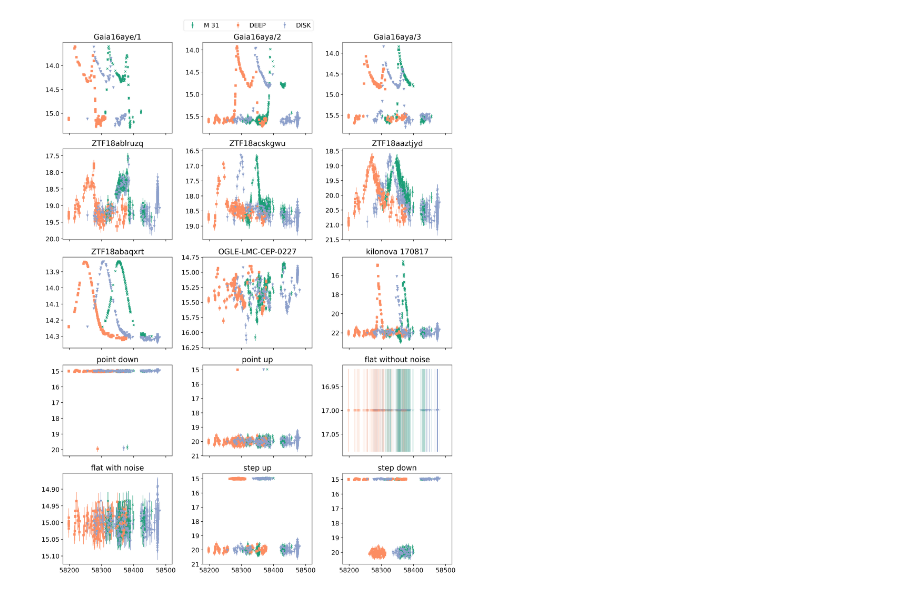
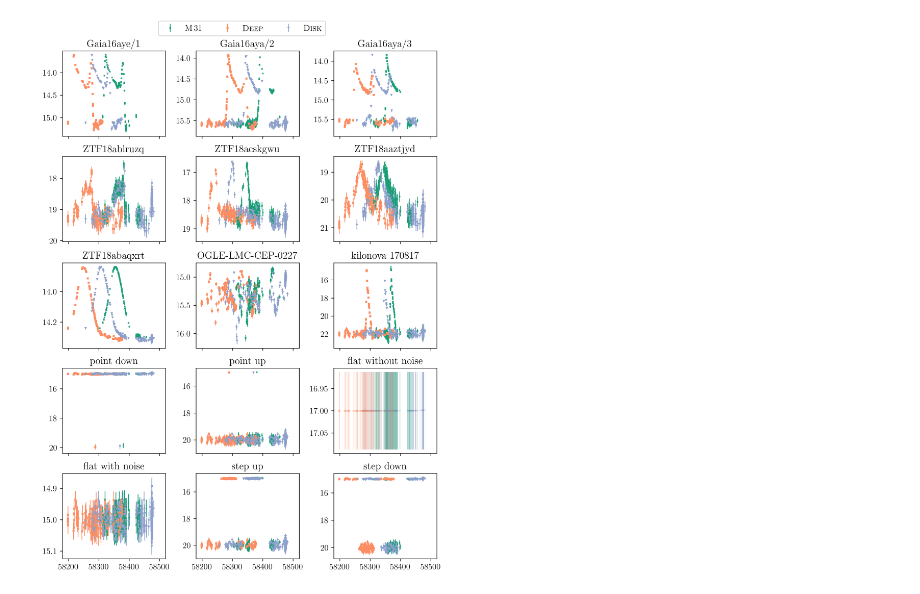
Before and after one commit to snad-space/zwad, a Jupyter notebook: notebooks/fakes_plot.ipynb, the cells around one changed output. Cells and saved outputs as stored; diff of their text form; code cells hidden in the pictures.

Commit message:
usetex=True and \textsc

```diff
--- a/notebooks/fakes_plot.ipynb
+++ b/notebooks/fakes_plot.ipynb
@@ -11,7 +11,10 @@ from matplotlib.ticker import EngFormatter, MultipleLocator
 from glob import glob
 from itertools import count
 
-matplotlib.rcParams['font.size'] = 13
+matplotlib.rcParams['text.usetex'] = True
+matplotlib.rcParams['font.family'] = 'serif'
+matplotlib.rcParams['pgf.rcfonts'] = True
+matplotlib.rcParams['font.size'] = 12
 # %%
 DATA_ROOT = '../data/fakes/output/'
 # %%
@@ -60,22 +63,22 @@ def plot_field(field, *, folder, ax_, marker, color):
         alpha = 0.1 if name == 'flat without noise' else 1.0
         ax.errorbar(data['mjd'], data['mag'], data['magerr'],
                     marker=marker, color=color, label=label, alpha=alpha,
-                    markersize=4.0, elinewidth=1.0, ls='')
+                    markersize=2.0, elinewidth=1.0, ls='')
         if name == 'flat':
             ax.set_ylim([14.01, 13.99])
 # %%
-fig, ax_ = plt.subplots(5, 3, figsize=(12, 16), dpi=300, constrained_layout=True)
+fig, ax_ = plt.subplots(5, 3, figsize=(8, 11), dpi=300, constrained_layout=True)
 # plt.subplots_adjust(wspace=0.37)
 
 for name, dirname, marker, color in [
-    ('M 31', 'FID695', 'x', '#1b9e77'),
-    ('DEEP', 'FID795', 's', '#fc8d62'),
-    ('DISK', 'FID807', 'v', '#8da0cb'),
+    (r'M\,31', 'FID695', 'x', '#1b9e77'),
+    (r'\textsc{Deep}', 'FID795', 's', '#fc8d62'),
+    (r'\textsc{Disk}', 'FID807', 'v', '#8da0cb'),
 ]:
     folder = os.path.join(DATA_ROOT, dirname)
     plot_field(field=name, folder=folder, ax_=ax_, marker=marker, color=color)
 fig.suptitle(' ')  # Make empty space for the legend
 fig.legend(loc='upper center', ncol=3)
 fig.savefig('../figs/fakes_lc.pdf')
 # %% [output]
-[figure, old version]
+[figure, new version]
```
Also changed, not shown: 1 other file.
